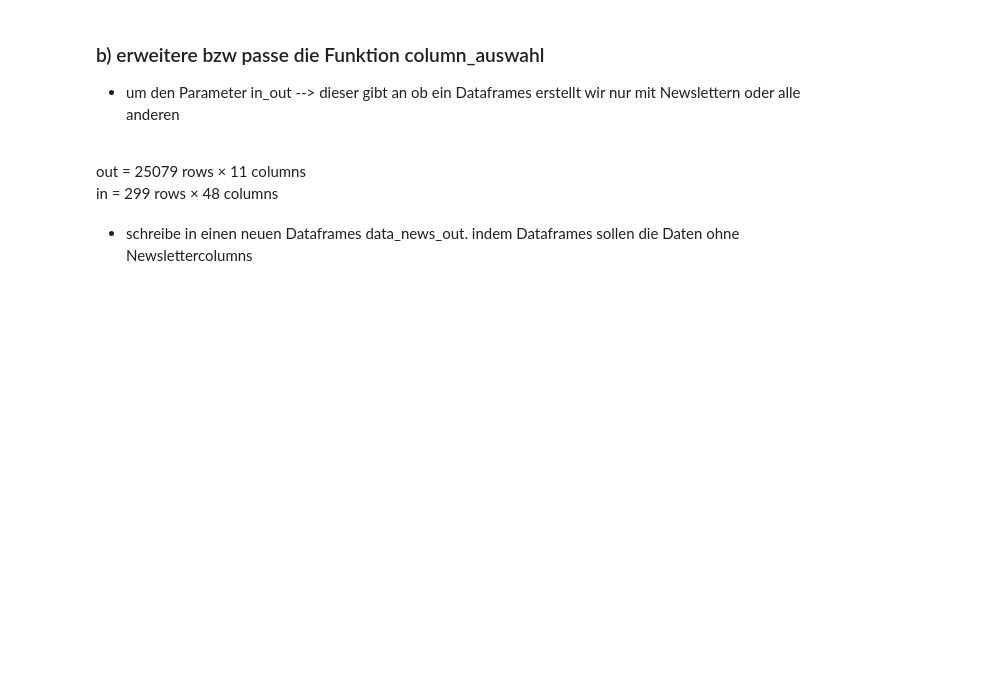
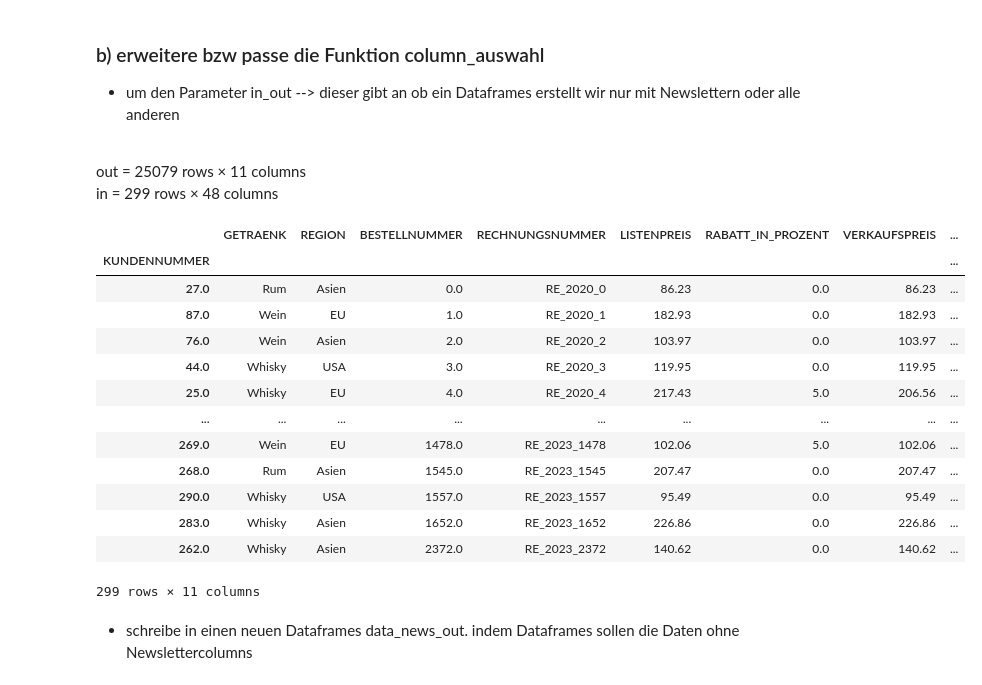
Before and after one commit to ImFin3/Fortgeschrittene-Programmierung-Uebungen, a Jupyter notebook: 10_weiteres.ipynb, the cells around one changed output. Cells and saved outputs as stored; diff of their text form; code cells hidden in the pictures; blank space fills up the shorter version.

```diff
--- a/10_weiteres.ipynb
+++ b/10_weiteres.ipynb
@@ -24,0 +13,3 @@ TypeError: unsupported operand type(s) for -: 'str' and 'int'
+# %%
+data_basis = pd.read_csv("ressources/data_merged_save.csv", sep="\t", encoding="utf-8")
+data_basis
@@ -26,3 +31,8 @@ TypeError: unsupported operand type(s) for -: 'str' and 'int'
 Verändere die Ausgabengrösse des Dataframes (also die angezeigten Rows und Columns)auf:
 - 10 rows und 30 columns
 <br><br>**Tipp** benutze pandas set option
+# %%
+pd.options.display.max_rows = 10
+pd.options.display.max_columns = 30
+
+data_basis
@@ -198,0 +252,3 @@ Categories (2, object): ['e', 'q']
+# %%
+data_basis["YEAR"] = data_basis["RECHNUNGSNUMMER"].str.extract(r"(\d{4})")
+data_basis
@@ -228,5 +316,50 @@ Categories (2, object): ['e', 'q']
 out = 25079 rows × 11 columns
 <br>
 in = 299 rows × 48 columns
+# %%
+# True für bleibt drin, False für fällt raus
+def column_auswahl2(df: pd.DataFrame, column_name: str, in_out: bool) -> pd.DataFrame:
+    df = df.copy()
+    columns: list
+
+    if in_out:
+        # Newsletter rein
+        columns = [c for c in df.columns if column_name in c]
+    else:
+        # Newsletter raus
+        columns = [c for c in df.columns if column_name not in c and c != "KUNDENNUMMER"]
+
+
+    # 2. Subframe erstellen
+    result = df[columns + ["KUNDENNUMMER"]]
+
+    # 3. KUNDENNUMMER als Index setzen
+    result = result.set_index("KUNDENNUMMER")
+
+    # 4. Duplikate entfernen
+    result = result[~result.index.duplicated()]
+
+    # 5 Unnamed entfernen
+    result = result.loc[:, ~result.columns.str.startswith("Unnamed")]
+
+    return result
+
+test = column_auswahl2(data_basis, "Newsletter", False)
+test
+# %% [output]
+|  | GETRAENK | REGION | BESTELLNUMMER | RECHNUNGSNUMMER | LISTENPREIS | RABATT_IN_PROZENT | VERKAUFSPREIS | ... |
+| KUNDENNUMMER |  |  |  |  |  |  |  | ... |
+| 27.0 | Rum | Asien | 0.0 | RE_2020_0 | 86.23 | 0.0 | 86.23 | ... |
+| 87.0 | Wein | EU | 1.0 | RE_2020_1 | 182.93 | 0.0 | 182.93 | ... |
+| 76.0 | Wein | Asien | 2.0 | RE_2020_2 | 103.97 | 0.0 | 103.97 | ... |
+| 44.0 | Whisky | USA | 3.0 | RE_2020_3 | 119.95 | 0.0 | 119.95 | ... |
+| 25.0 | Whisky | EU | 4.0 | RE_2020_4 | 217.43 | 5.0 | 206.56 | ... |
+| ... | ... | ... | ... | ... | ... | ... | ... | ... |
+| 269.0 | Wein | EU | 1478.0 | RE_2023_1478 | 102.06 | 5.0 | 102.06 | ... |
+| 268.0 | Rum | Asien | 1545.0 | RE_2023_1545 | 207.47 | 0.0 | 207.47 | ... |
+| 290.0 | Whisky | USA | 1557.0 | RE_2023_1557 | 95.49 | 0.0 | 95.49 | ... |
+| 283.0 | Whisky | Asien | 1652.0 | RE_2023_1652 | 226.86 | 0.0 | 226.86 | ... |
+| 262.0 | Whisky | Asien | 2372.0 | RE_2023_2372 | 140.62 | 0.0 | 140.62 | ... |
+299 rows × 11 columns
 # %% [markdown]
 - schreibe in einen neuen Dataframes data_news_out. indem Dataframes sollen die Daten ohne Newslettercolumns
```
Also changed, not shown: parts of 67 cells of this notebook.
